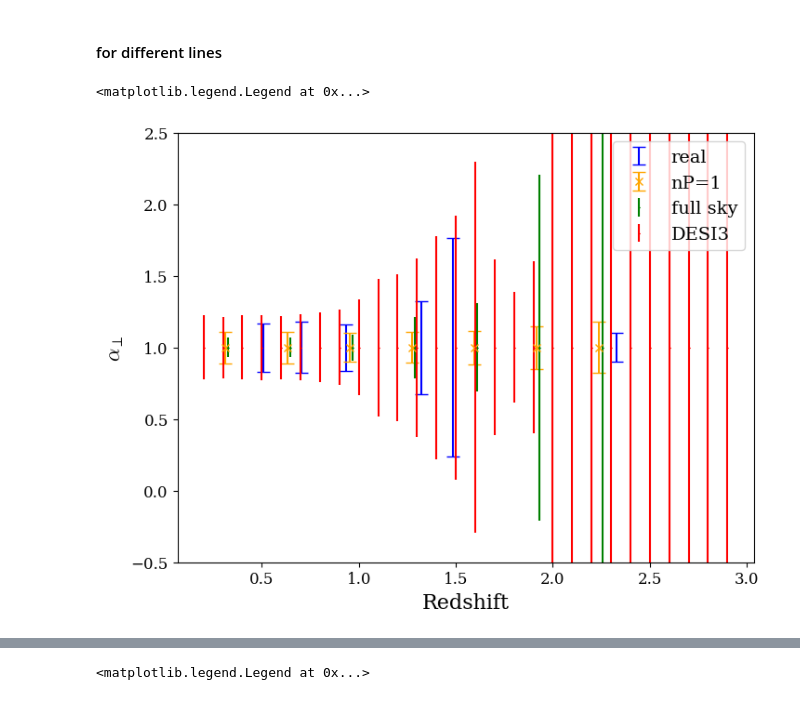
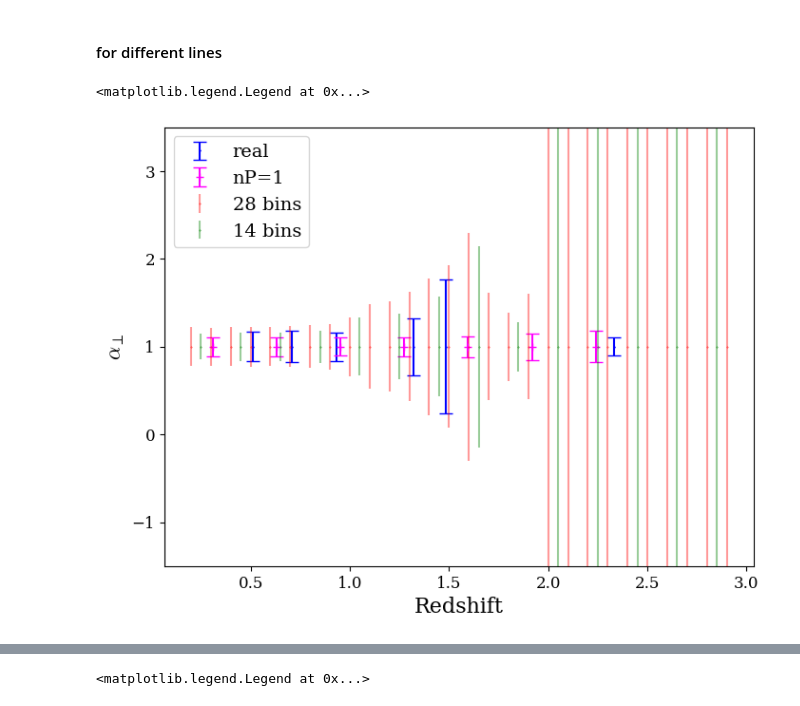
Before and after one commit to AdrienGond/PDM2026, a Jupyter notebook: notebooks/Forecast_error_bars_DM_DH.ipynb, the cells around one changed output, grey strips where cells are left out. Saved outputs shown, nothing was run; the diff lists cells and outputs as text; code cells hidden in the pictures.

```diff
--- a/notebooks/Forecast_error_bars_DM_DH.ipynb
+++ b/notebooks/Forecast_error_bars_DM_DH.ipynb
@@ -119,6 +119,9 @@ cov_DESI = np.loadtxt(r'C:\EPFL\MA4\code\COBAYA_packages\data\bao_data\desi_bao_
 
 cov_DESI3 = np.loadtxt(r'C:\EPFL\MA4\code\PDM2026\cov_mat\DESI3\cov_DM_DH.txt')
 z_DESI3 = np.loadtxt(r'C:\EPFL\MA4\code\PDM2026\cov_mat\DESI3\redshifts.txt')
+
+cov_DESI3_14bins = np.loadtxt(r'C:\EPFL\MA4\code\PDM2026\cov_mat\DESI3_14bins\cov_DM_DH.txt')
+z_DESI3_14bins = np.loadtxt(r'C:\EPFL\MA4\code\PDM2026\cov_mat\DESI3_14bins\redshifts.txt')
 # %%
 def extract_error_bars(cov_mat, DESI_style=False):
     n = len(cov_mat[0, :])
@@ -145,6 +148,8 @@ err_DM_fullsky, err_DH_fullsky = extract_error_bars(cov_DESI2fullsky)
 err_DM_3, err_DH_3 = extract_error_bars(cov_DESI3)
 
 err_DM_real, err_DH_real = extract_error_bars(cov_DESI, DESI_style=True)
+
+err_DM_3_14bins, err_DH_3_14bins = extract_error_bars(cov_DESI3_14bins)
 # %%
 z = np.linspace(0.01, 3, 100)
 
@@ -162,16 +167,17 @@ DM_nP1, DH_nP1, _ = get_DESI_fid(z_DESInP1)
 DM_fullsky, DH_fullsky, _ = get_DESI_fid(z_DESIfullsky)
 # %%
 plt.figure(figsize=(8, 6))
-plt.errorbar(z_DESI[1:], [1 for _ in z_DESI[1:]], yerr=err_DM_real, fmt='o', capsize=5, ms=0, label='real', color='blue')
-plt.errorbar(z_DESInP1, [1 for _ in z_DESInP1], yerr=err_DM_nP1, fmt='x', capsize=5, label='nP=1', color='orange')
-plt.errorbar(z_DESIfullsky + 0.015, [1 for _ in z_DESIfullsky], yerr=err_DM_fullsky, fmt='x', ms=1, label='full sky', color='green')
-plt.errorbar(z_DESI3, [1 for _ in z_DESI3], yerr=err_DM_3, fmt='x', ms=1, label='DESI3', color='red')
+plt.errorbar(z_DESI[1:], [1 for _ in z_DESI[1:]], yerr=err_DM_real, fmt='+', capsize=5, ms=2, label='real', color='blue')
+plt.errorbar(z_DESInP1, [1 for _ in z_DESInP1], yerr=err_DM_nP1, fmt='+', capsize=5, label='nP=1', color='magenta')
+# plt.errorbar(z_DESIfullsky + 0.015, [1 for _ in z_DESIfullsky], yerr=err_DM_fullsky, fmt='x', ms=1, label='full sky', color='green')
+plt.errorbar(z_DESI3, [1 for _ in z_DESI3], yerr=err_DM_3, fmt='x', ms=1, label='28 bins', color='red', alpha=0.4)
+plt.errorbar(z_DESI3_14bins, [1 for _ in z_DESI3_14bins], yerr=err_DM_3_14bins, fmt='x', ms=1, label='14 bins', color='green', alpha=0.4)
 
-plt.ylim(-0.5, 2.5)
+plt.ylim(-1.5, 3.5)
 
 plt.xlabel('Redshift')
 plt.ylabel(r'$\alpha_\perp$')
-plt.legend()
+plt.legend(loc='upper left')
 # %% [output]
 <matplotlib.legend.Legend at 0x...>
-[figure, old version]
+[figure, new version]
```
Also changed, not shown: parts of 7 cells of this notebook, 3 other files.
